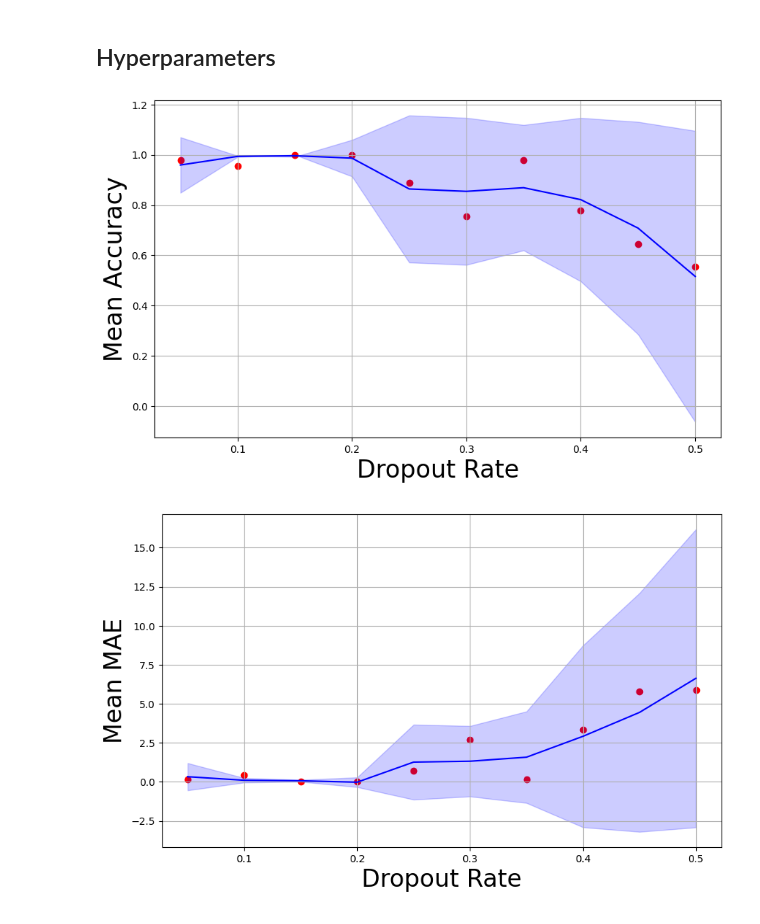
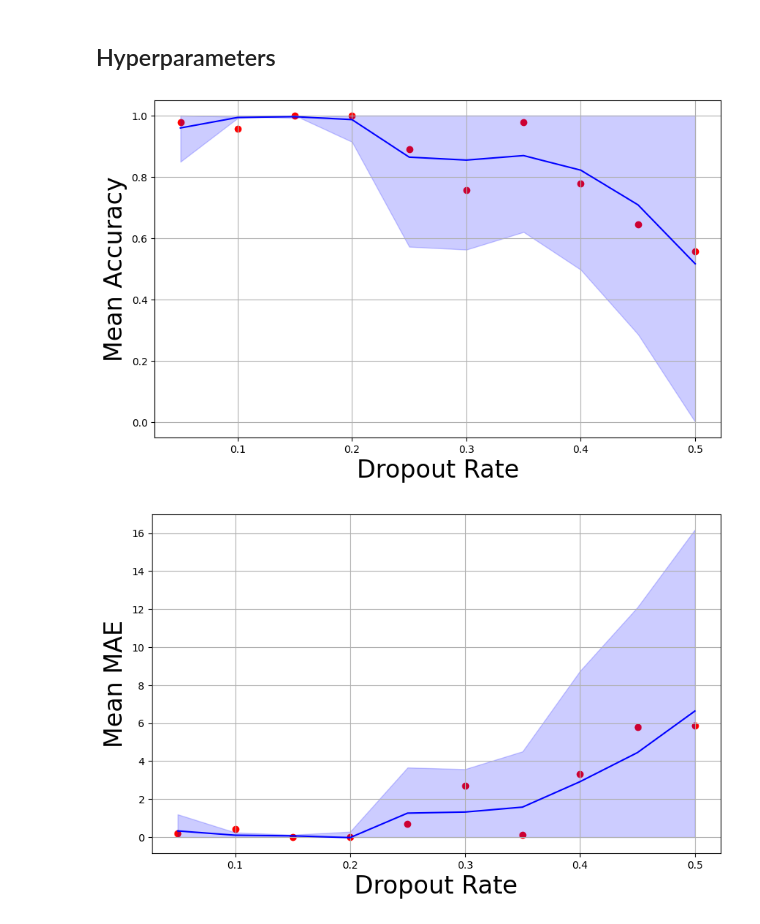
Before and after one commit to alapkshirsagar/active-tactile-hardness-classification, a Jupyter notebook: hardness_classification/visualize.ipynb, the cells around one changed output. Cells and saved outputs as stored; diff of their text form; code cells hidden in the pictures.

```diff
--- a/hardness_classification/visualize.ipynb
+++ b/hardness_classification/visualize.ipynb
@@ -416,7 +372,7 @@ import pandas as pd
 import matplotlib.pyplot as plt
 from scipy.signal import savgol_filter
 
-def plot_hyperparameter_tuning(filename, field_name, metric, path='pics/dummy.png', window_length=5, polyorder=2):
+def plot_hyperparameter_tuning(filename, field_name, metric, path='pics/dummy.png', window_length=5, polyorder=2, y_max=9999.0, y_min=0.0):
     df = pd.read_csv(filename)
 
     # Group the DataFrame by 'dropout' and calculate the mean and standard deviation of the given field
@@ -434,7 +390,8 @@ def plot_hyperparameter_tuning(filename, field_name, metric, path='pics/dummy.pn
     plt.plot(stats.index, smoothed_mean, linestyle='-', color='b', label=f'Smoothed Mean {metric}')
 
     # Shade the area between (smoothed_mean - smoothed_std) and (smoothed_mean + smoothed_std)
-    plt.fill_between(stats.index, smoothed_mean - smoothed_std, smoothed_mean + smoothed_std, color='b', alpha=0.2, label='Smoothed Standard Deviation')
+    plt.fill_between(stats.index,  np.clip(smoothed_mean - smoothed_std, y_min, None), np.clip(smoothed_mean + smoothed_std, None, y_max),
+                     color='b', alpha=0.2, label='Smoothed Standard Deviation')
 
     # Add labels and title
     plt.xlabel('Dropout Rate', fontsize=24)
@@ -446,10 +403,10 @@ def plot_hyperparameter_tuning(filename, field_name, metric, path='pics/dummy.pn
 
     plt.show()
 # %%
-plot_hyperparameter_tuning('metrics\exp\hyperparameter_dropout.csv', "acc_comp", "Mean Accuracy", path='pics/dropout_acc.png')
+plot_hyperparameter_tuning('metrics\exp\hyperparameter_dropout.csv', "acc_comp", "Mean Accuracy", path='pics/dropout_acc.png', y_max=1.0)
 # %% [output]
-[figure, old version]
+[figure, new version]
 # %%
 plot_hyperparameter_tuning('metrics\exp\hyperparameter_dropout.csv', "abs_diff_comp", "Mean MAE", path='pics/dropout_MAE.png')
 # %% [output]
-[figure, old version]
+[figure, new version]
```
Also changed, not shown: parts of 15 cells of this notebook, 2 other files.
